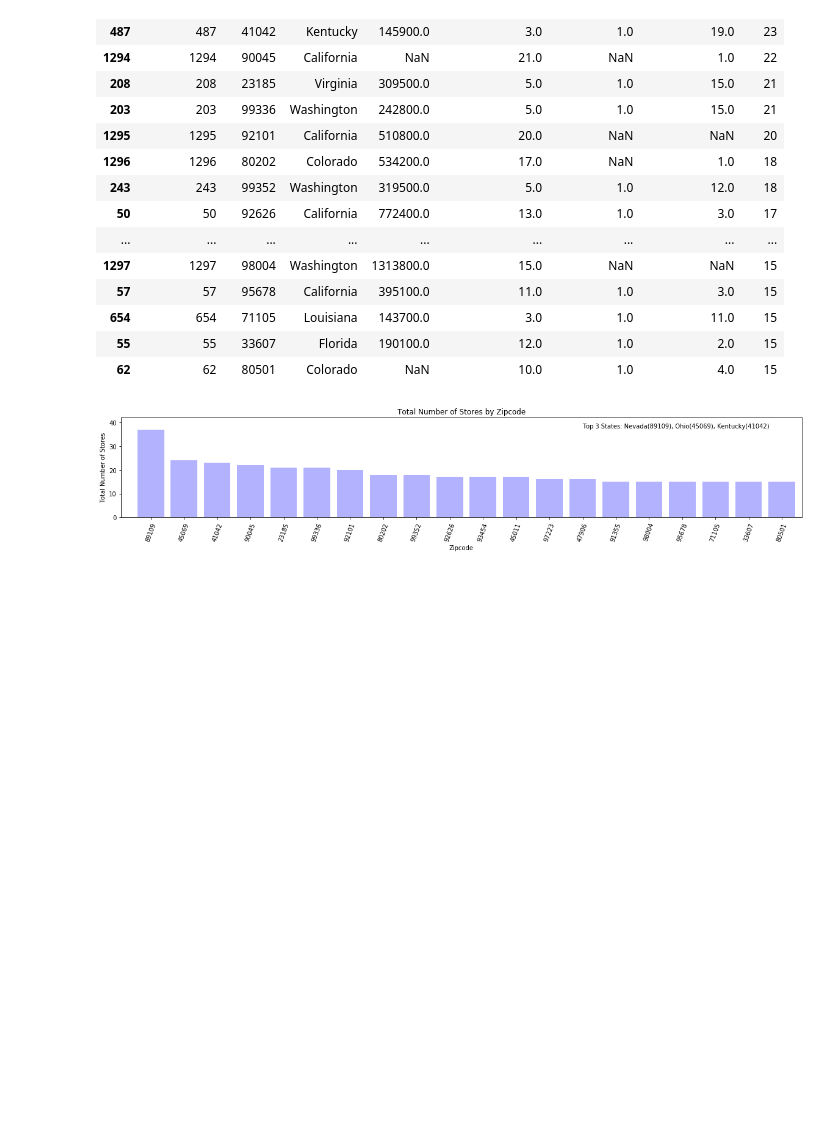
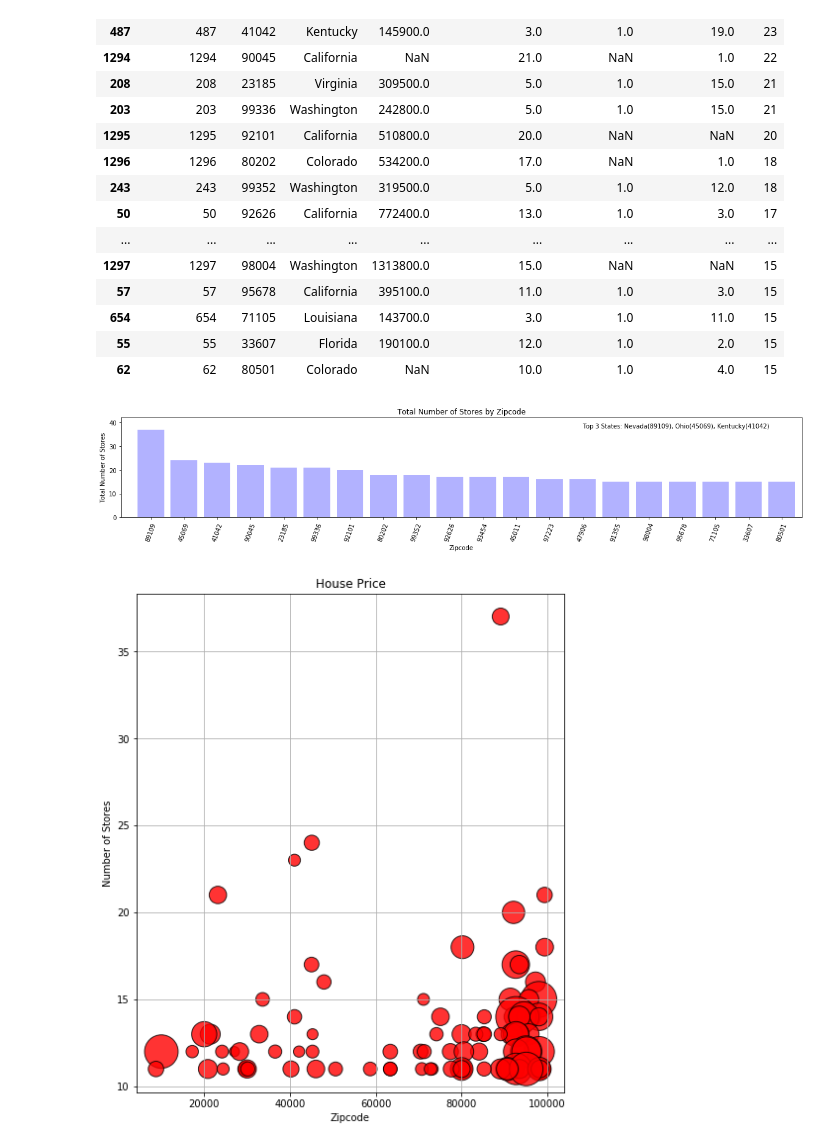
Before and after one commit to Ajosephs116/Project1, a Jupyter notebook: StoresbyZipcode.ipynb, the cells around one changed output. Drawn from its saved outputs; the diff is of its cells as text; code cells hidden in the pictures; blank space fills up the shorter version.

Commit message:
storebyzipcode2

```diff
--- a/StoresbyZipcode.ipynb
+++ b/StoresbyZipcode.ipynb
@@ -19,6 +19,7 @@ total_df.head()
 # %%
 sort_total_df = total_df.sort_values(by=['total'], ascending=False)
 top_total_df = sort_total_df.head(20)
+top_total_df_100 = sort_total_df.head(100)
 top_total_df
 # %% [output]
 |  | Unnamed: 0 | zipcode | StateName | 2018-12 | starbucks_count | target_count | fastfoodstores | total |
@@ -59,3 +60,24 @@ plt.savefig("StoresbyZipcode.png")
 plt.show()
 # %% [output]
 [figure]
+# %%
+fig = plt.figure()
+ax = fig.add_axes([0,0,1.0,1.75])
+
+ax.set_title("House Price")
+ax.set_xlabel("Zipcode")
+ax.set_ylabel("Number of Stores")
+ax.grid(True)
+
+x = top_total_df_100["zipcode"]
+y = top_total_df_100["total"]
+s = top_total_df_100["2018-12"]
+
+plt.scatter(x,y,s=0.001*s,
+           marker ='o', facecolors ='red', edgecolors = 'black', alpha=0.8)
+
+
+plt.savefig("HousePrice.png")
+plt.show()
+# %% [output]
+[figure, added]
```
Also changed, not shown: parts of 1 cell of this notebook, 1 other file.
